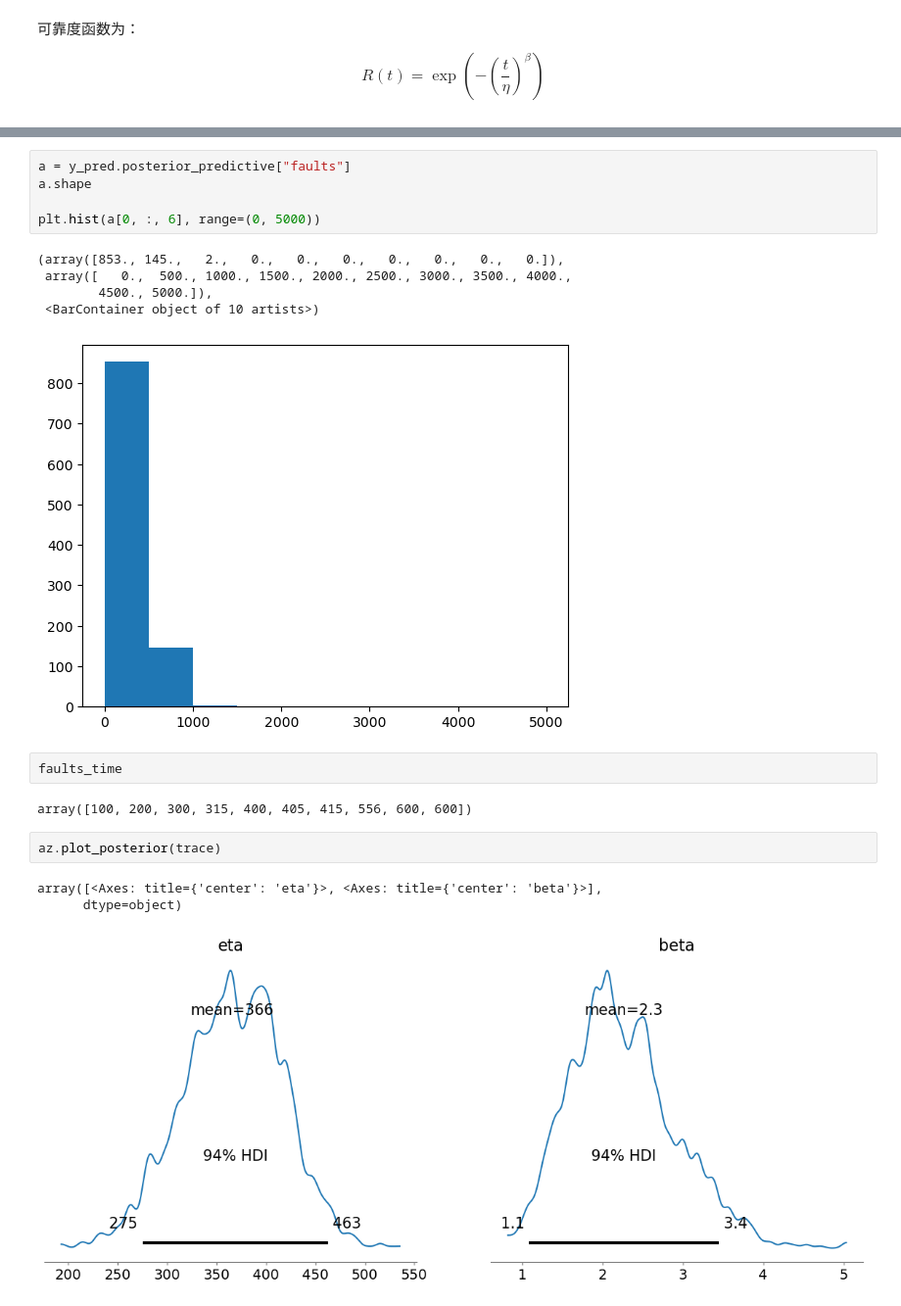
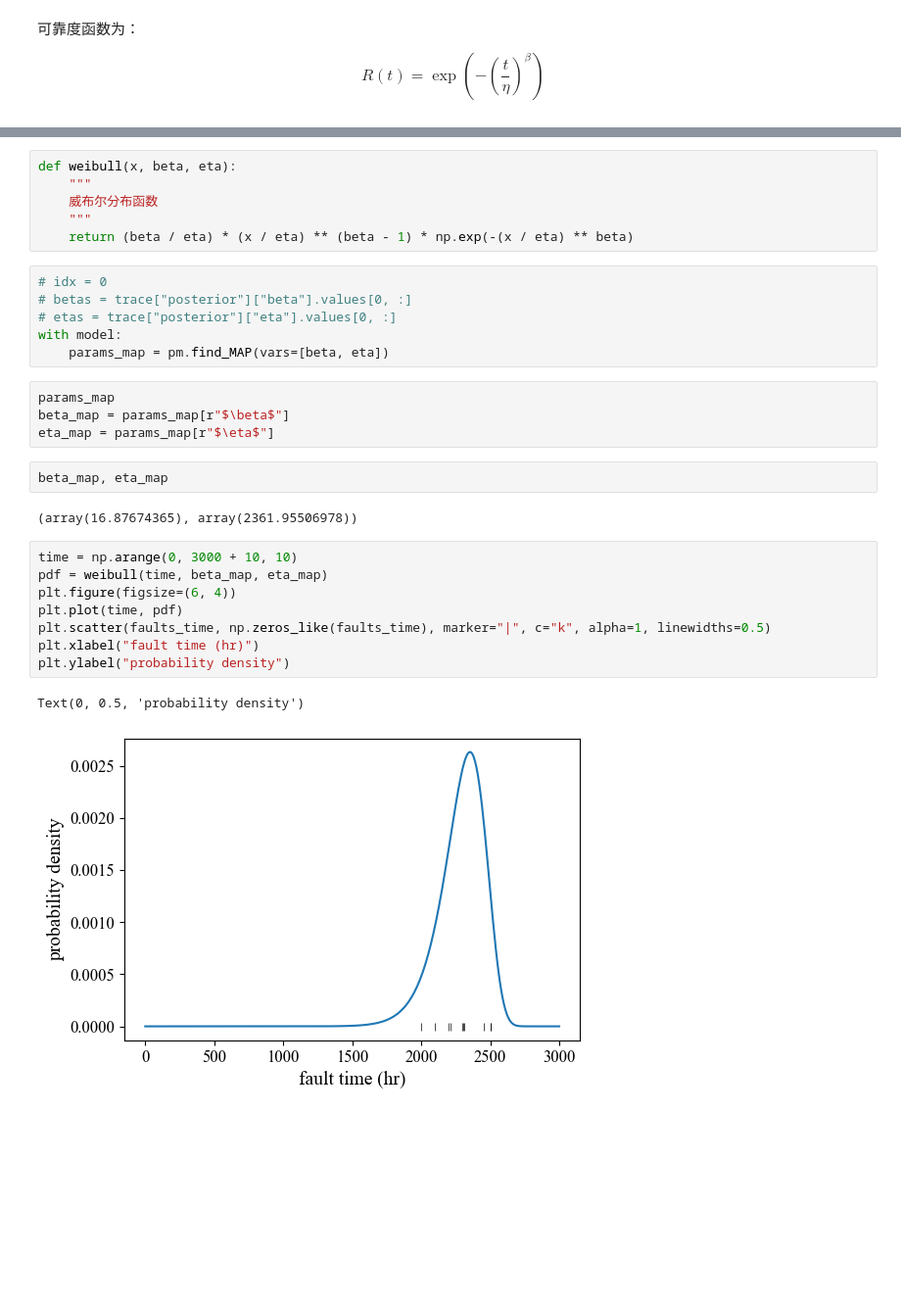
Before and after one commit to Ulti-Dreisteine/Tutorial-Bayesian-Statistics-PyMC3, a Jupyter notebook: 4.2_基于威布尔分布的可靠性评价.ipynb, the cells around one changed output, grey strips where cells are left out. Shown: that part at 98% size. Cells and saved outputs as stored; diff of their text form; blank space fills up the shorter version.

```diff
--- a/4.2_基于威布尔分布的可靠性评价.ipynb
+++ b/4.2_基于威布尔分布的可靠性评价.ipynb
@@ -62,21 +68,31 @@ Sampling: [faults]
-# %%
-a = y_pred.posterior_predictive["faults"]
-a.shape
-
-plt.hist(a[0, :, 6], range=(0, 5000))
-# %% [output]
-(array([853., 145.,   2.,   0.,   0.,   0.,   0.,   0.,   0.,   0.]),
- array([   0.,  500., 1000., 1500., 2000., 2500., 3000., 3500., 4000.,
-        4500., 5000.]),
- <BarContainer object of 10 artists>)
-[figure, removed]
-# %%
-faults_time
-# %% [output]
-array([100, 200, 300, 315, 400, 405, 415, 556, 600, 600])
-# %%
-az.plot_posterior(trace)
-# %% [output]
-array([<Axes: title={'center': 'eta'}>, <Axes: title={'center': 'beta'}>],
-      dtype=object)
-[figure, removed]
+# %%
+def weibull(x, beta, eta):
+    """
+    威布尔分布函数
+    """
+    return (beta / eta) * (x / eta) ** (beta - 1) * np.exp(-(x / eta) ** beta)
+# %%
+# idx = 0
+# betas = trace["posterior"]["beta"].values[0, :]
+# etas = trace["posterior"]["eta"].values[0, :]
+with model:
+    params_map = pm.find_MAP(vars=[beta, eta])
+# %%
+params_map
+beta_map = params_map[r"$\beta$"]
+eta_map = params_map[r"$\eta$"]
+# %%
+beta_map, eta_map
+# %% [output]
+(array(16.87674365), array(2361.95506978))
+# %%
+time = np.arange(0, 3000 + 10, 10)
+pdf = weibull(time, beta_map, eta_map)
+plt.figure(figsize=(6, 4))
+plt.plot(time, pdf)
+plt.scatter(faults_time, np.zeros_like(faults_time), marker="|", c="k", alpha=1, linewidths=0.5)
+plt.xlabel("fault time (hr)")
+plt.ylabel("probability density")
+# %% [output]
+Text(0, 0.5, 'probability density')
+[figure, added]
```
Also changed, not shown: parts of 4 cells of this notebook, 6 other files.
